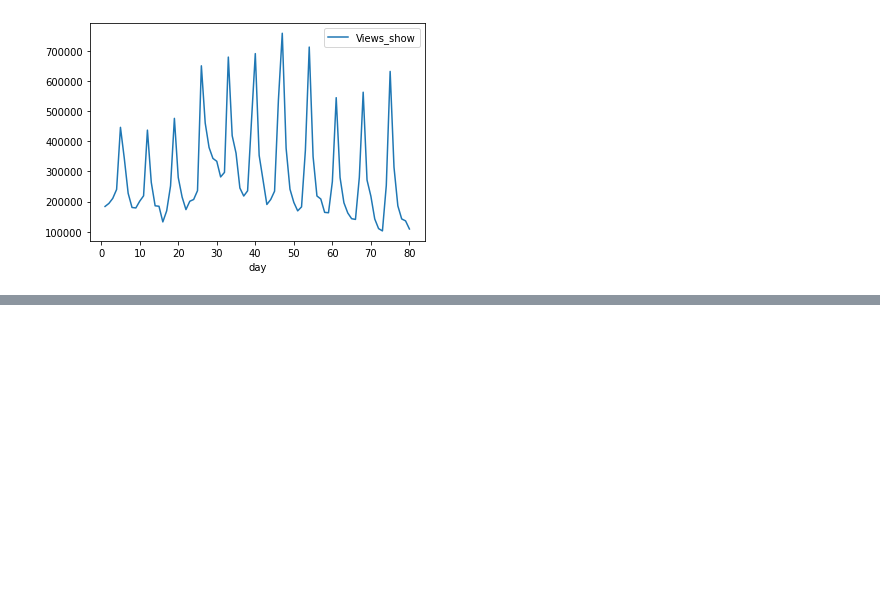
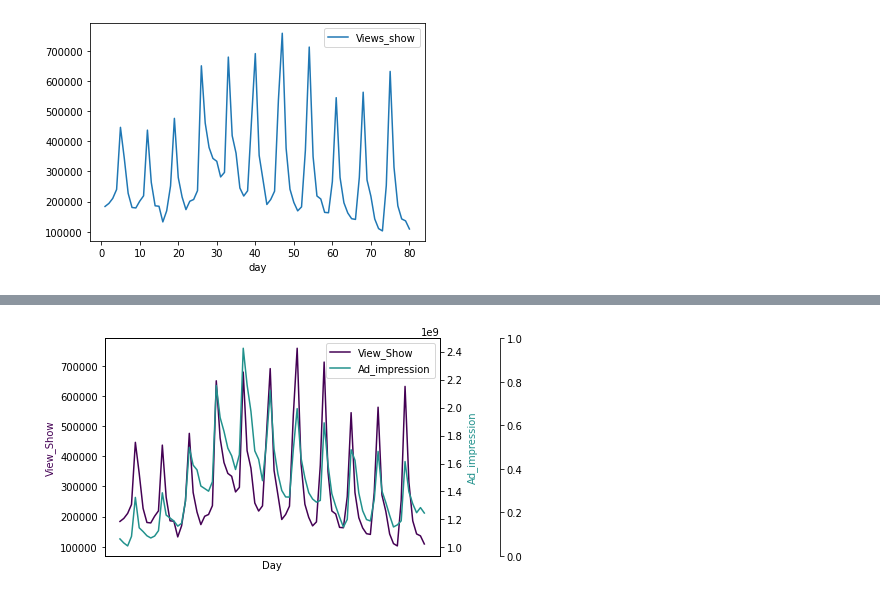
Before and after one commit to Mgrdich/machine_learning_playground, a Jupyter notebook: multiple_linear_regression4.ipynb, the cells around one changed output, grey strips where cells are left out. Drawn from its saved outputs; the diff is of its cells as text; code cells hidden in the pictures; blank space fills up the shorter version.

```diff
--- a/multiple_linear_regression4.ipynb
+++ b/multiple_linear_regression4.ipynb
@@ -59,0 +71,36 @@ plt.show()
+# %%
+# view shows and add impression with respect to the day
+
+# plot for days vs Views_show and days vs Ad_impressions
+
+fig = plt.figure()
+host = fig.add_subplot(111)
+
+par1 = host.twinx()
+par2 = host.twinx()
+
+host.set_xlabel("Day")
+host.set_ylabel("View_Show")
+par1.set_ylabel("Ad_impression")
+
+color1 = plt.cm.viridis(0)
+color2 = plt.cm.viridis(0.5)
+color3 = plt.cm.viridis(.9)
+
+p1, = host.plot(media.day,media.Views_show, color=color1,label="View_Show")
+p2, = par1.plot(media.day,media.Ad_impression,color=color2, label="Ad_impression")
+
+lns = [p1, p2]
+host.legend(handles=lns, loc='best')
+
+# right, left, top, bottom
+par2.spines['right'].set_position(('outward', 60))
+# no x-ticks
+par2.xaxis.set_ticks([])
+# Sometimes handy, same for xaxis
+#par2.yaxis.set_ticks_position('right')
+
+host.yaxis.label.set_color(p1.get_color())
+par1.yaxis.label.set_color(p2.get_color())
+# %% [output]
+[figure, added]
```
Also changed, not shown: parts of 7 cells of this notebook.
